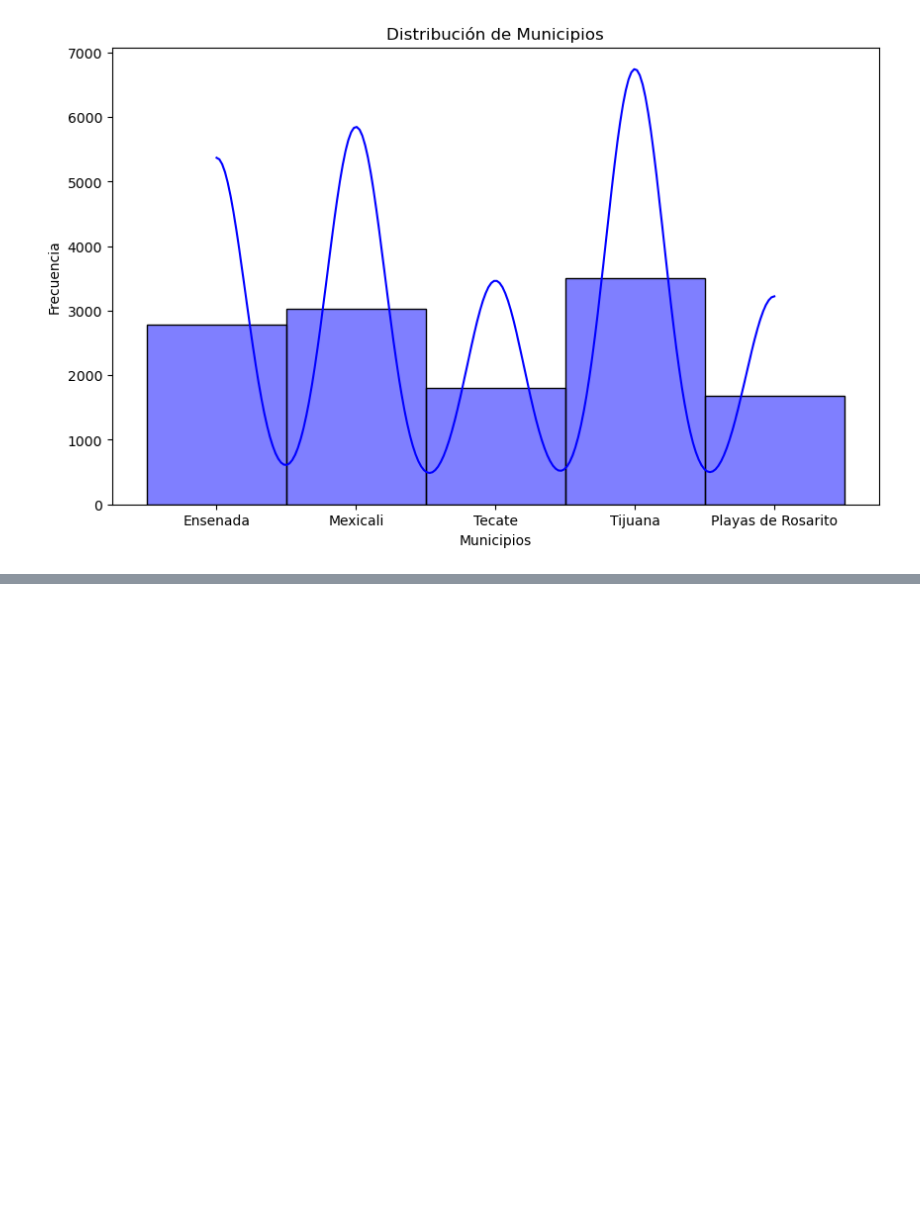
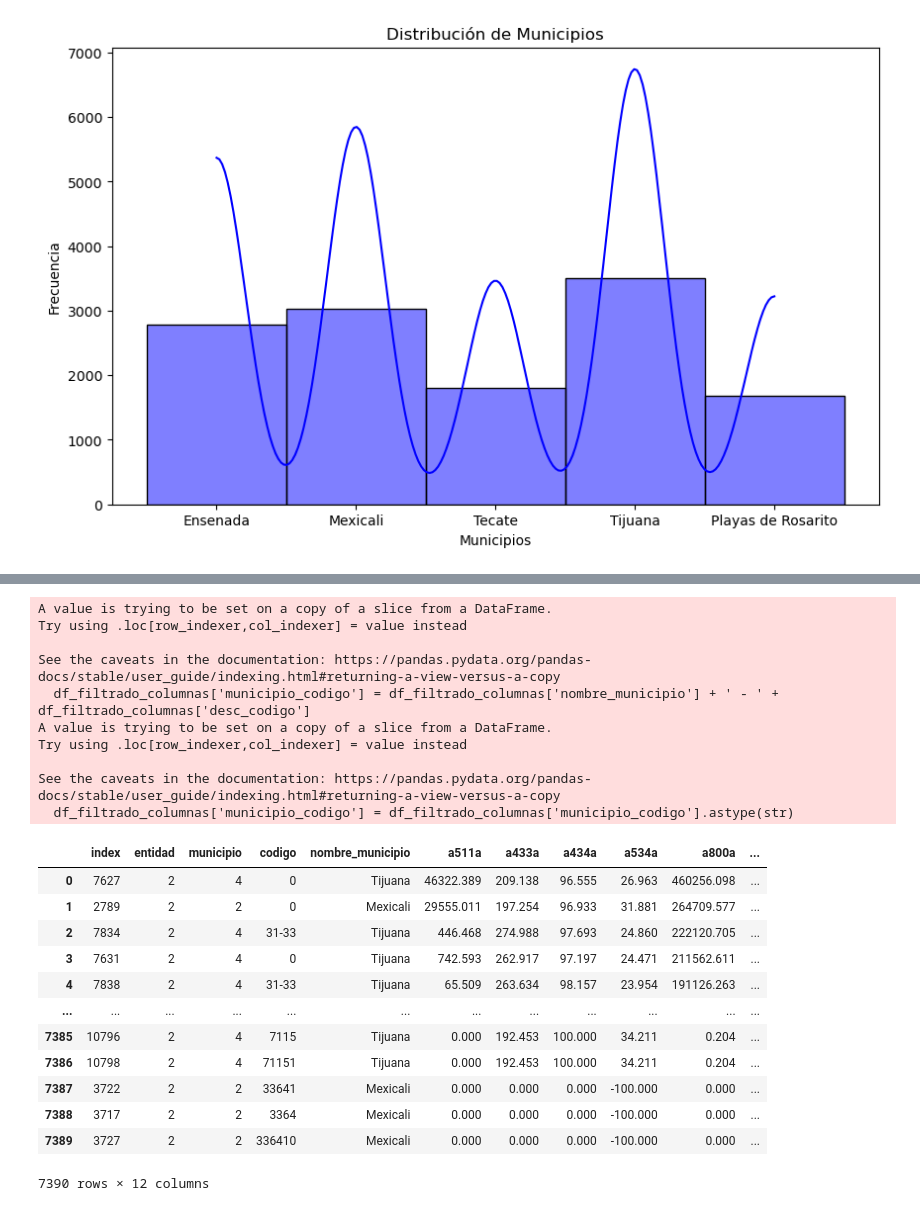
Before and after one commit to santoyocota/Censo-de-activades-economicas, a Jupyter notebook: index.ipynb, the cells around one changed output, grey strips where cells are left out. Cells and saved outputs as stored; diff of their text form; code cells hidden in the pictures; blank space fills up the shorter version.

```diff
--- a/index.ipynb
+++ b/index.ipynb
@@ -664,0 +650,11 @@ Index: []
+# %%
+columna = 'a800a'
+descripcion = 'Total de ingresos (millones de pesos): Es el monto total que la unidad económica obtuvo por la venta de bienes._ servicios._ intereses._ otros ingresos financieros y las donaciones recibidas sin contrapartida.'
+# Lista de columnas que deseas filtrar
+columnas_filtradas = ['entidad', 'municipio', 'codigo', 'nombre_municipio','a511a','a433a','a434a','a534a','a800a','desc_codigo']
+
+# Filtrar el DataFrame seleccionando solo esas columnas
+df_filtrado_columnas = df_merged[columnas_filtradas]
+
+# Mostrar el DataFrame filtrado por columnas
+print(df_filtrado_columnas)
@@ -664,0 +679,38 @@ Index: []
+# %%
+import matplotlib.pyplot as plt
+import seaborn as sns
+
+# Crear una nueva columna concatenando 'nombre_municipio' y 'desc_codigo'
+df_filtrado_columnas['municipio_codigo'] = df_filtrado_columnas['nombre_municipio'] + ' - ' + df_filtrado_columnas['desc_codigo']
+df_filtrado_columnas['municipio_codigo'] = df_filtrado_columnas['municipio_codigo'].astype(str)
+# Ordenar el DataFrame por el valor de columna
+df_ordenado = df_filtrado_columnas.sort_values(by=columna, ascending=False)
+
+# Filtrar los valores que no sean NaN en variable columna
+df_filtrado_por_columna = df_ordenado[df_ordenado[columna].notna()].reset_index()
+
+display(df_filtrado_por_columna)
+# %% [output]
+A value is trying to be set on a copy of a slice from a DataFrame.
+Try using .loc[row_indexer,col_indexer] = value instead
+
+See the caveats in the documentation: https://pandas.pydata.org/pandas-docs/stable/user_guide/indexing.html#returning-a-view-versus-a-copy
+  df_filtrado_columnas['municipio_codigo'] = df_filtrado_columnas['nombre_municipio'] + ' - ' + df_filtrado_columnas['desc_codigo']
+A value is trying to be set on a copy of a slice from a DataFrame.
+Try using .loc[row_indexer,col_indexer] = value instead
+
+See the caveats in the documentation: https://pandas.pydata.org/pandas-docs/stable/user_guide/indexing.html#returning-a-view-versus-a-copy
+  df_filtrado_columnas['municipio_codigo'] = df_filtrado_columnas['municipio_codigo'].astype(str)
+|  | index | entidad | municipio | codigo | nombre_municipio | a511a | a433a | a434a | a534a | a800a | ... |
+| 0 | 7627 | 2 | 4 | 0 | Tijuana | 46322.389 | 209.138 | 96.555 | 26.963 | 460256.098 | ... |
+| 1 | 2789 | 2 | 2 | 0 | Mexicali | 29555.011 | 197.254 | 96.933 | 31.881 | 264709.577 | ... |
+| 2 | 7834 | 2 | 4 | 31-33 | Tijuana | 446.468 | 274.988 | 97.693 | 24.860 | 222120.705 | ... |
+| 3 | 7631 | 2 | 4 | 0 | Tijuana | 742.593 | 262.917 | 97.197 | 24.471 | 211562.611 | ... |
+| 4 | 7838 | 2 | 4 | 31-33 | Tijuana | 65.509 | 263.634 | 98.157 | 23.954 | 191126.263 | ... |
+| ... | ... | ... | ... | ... | ... | ... | ... | ... | ... | ... | ... |
+| 7385 | 10796 | 2 | 4 | 7115 | Tijuana | 0.000 | 192.453 | 100.000 | 34.211 | 0.204 | ... |
+| 7386 | 10798 | 2 | 4 | 71151 | Tijuana | 0.000 | 192.453 | 100.000 | 34.211 | 0.204 | ... |
+| 7387 | 3722 | 2 | 2 | 33641 | Mexicali | 0.000 | 0.000 | 0.000 | -100.000 | 0.000 | ... |
+| 7388 | 3717 | 2 | 2 | 3364 | Mexicali | 0.000 | 0.000 | 0.000 | -100.000 | 0.000 | ... |
+| 7389 | 3727 | 2 | 2 | 336410 | Mexicali | 0.000 | 0.000 | 0.000 | -100.000 | 0.000 | ... |
+7390 rows × 12 columns
```
Also changed, not shown: parts of 18 cells of this notebook.
